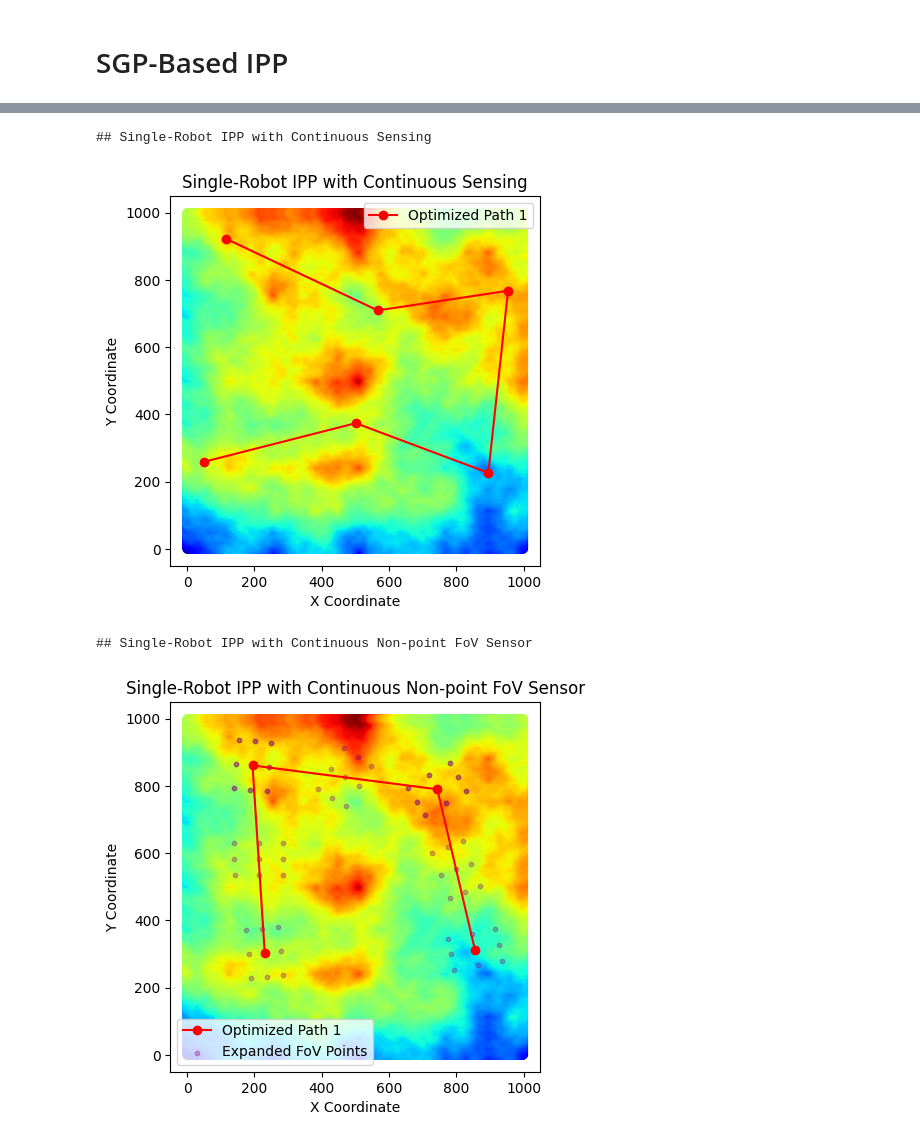
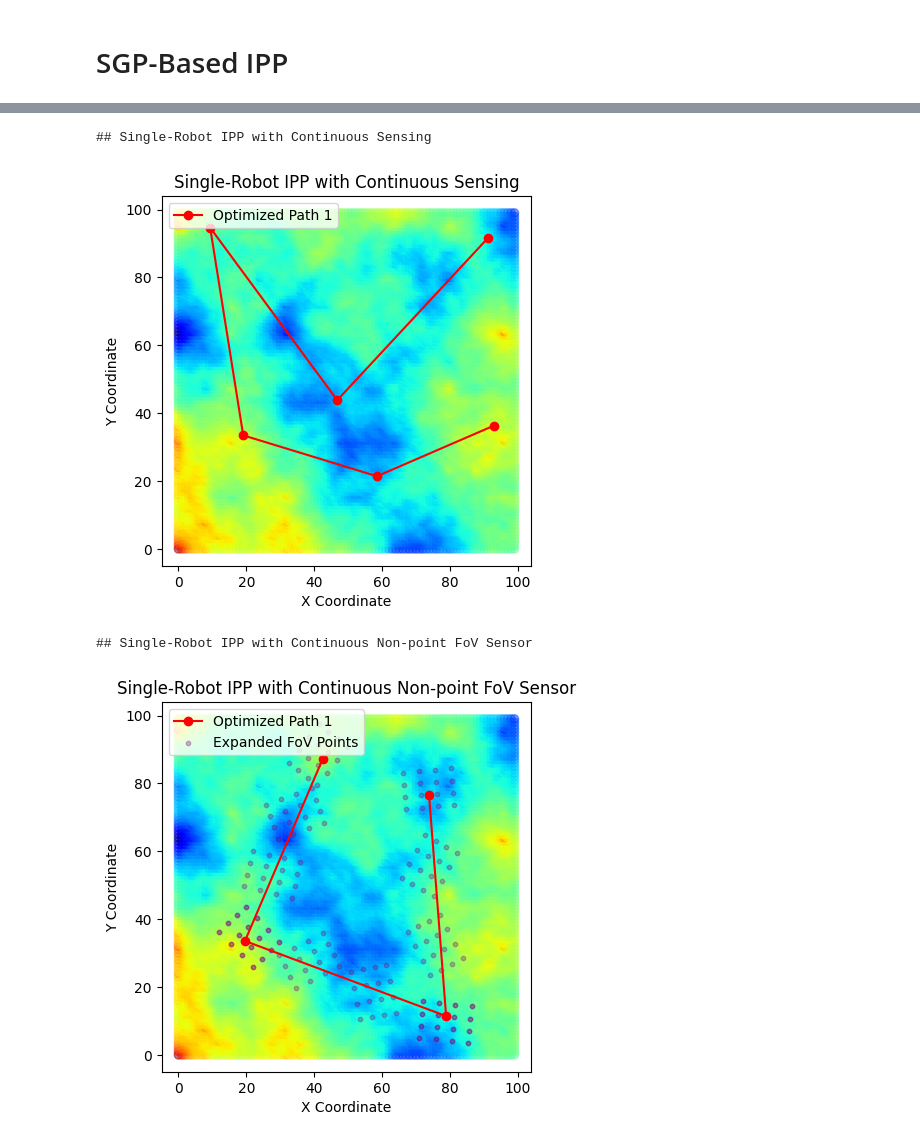
Before and after one commit to itskalvik/sgp-tools, a Jupyter notebook: examples/IPP.ipynb, the cells around one changed output, grey strips where cells are left out. Saved outputs shown, nothing was run; the diff lists cells and outputs as text; code cells hidden in the pictures.

```diff
--- a/examples/IPP.ipynb
+++ b/examples/IPP.ipynb
@@ -55,8 +55,9 @@ def get_dataset():
     """
     # Initialize Dataset to generate synthetic data
     # verbose=False to suppress detailed output during dataset creation
-    dataset = Dataset(shape=(1000, 1000),
+    dataset = Dataset(shape=(100, 100),
                       num_train=1000,
+                      random_seed=0,
                       num_test=2500,
                       num_candidates=150,
                       verbose=False)
@@ -112,13 +113,13 @@ def plot_paths(paths, X_ground_truth_original, y_ground_truth_original, X_scaler
     if expanded_points is not None:
         # Inverse transform expanded FoV points if provided
         expanded_points_original = X_scaler.inverse_transform(expanded_points)
-        plt.scatter(expanded_points_original[:, 0], expanded_points_original[:, 1], s=10, c='purple', alpha=0.3, label='Expanded FoV Points') # Use a distinct color for clarity
+        plt.scatter(expanded_points_original[:, 0], expanded_points_original[:, 1], s=10, c='purple', alpha=0.3, label='Expanded FoV Points')
 
     plt.title(title)
     plt.xlabel('X Coordinate')
     plt.ylabel('Y Coordinate')
     plt.gca().set_aspect('equal', adjustable='box') # Maintain aspect ratio
-    plt.legend()
+    plt.legend(loc='upper left')
     plt.show()
 # %%
 print("## Get the data and initial SGP hyperparameters")
@@ -223,7 +224,7 @@ plot_paths(sgp_paths_continuous_sensing, X_ground_truth_original, y_ground_truth
            title="Single-Robot IPP with Continuous Sensing")
 # %% [output]
 ## Single-Robot IPP with Continuous Sensing
-[figure, old version]
+[figure, new version]
 # %%
 print("\n## Single-Robot IPP with Continuous Non-point FoV Sensor")
 
@@ -242,43 +243,44 @@ Xu_init_fov_with_angles = np.concatenate([Xu_init_fov, angles], axis=1)
 
 # Setup a SquareTransform to model a square Field of View (FoV) for the sensor.
 # `length` is the side length of the square, `num_side` is points along each side (3x3 grid for FoV approx).
-square_transform = SquareTransform(length=5, num_side=3)
+square_transform = SquareTransform(side_length=5, pts_per_side=4)
 
 # Setup IPP transform with the custom sensor model and continuous sensing.
 # num_dim=3 because the inducing points now have (x, y, angle) dimensions.
 transform_fov_sensing = IPPTransform(num_robots=num_robots,
                                      num_dim=3, # Input to transform has 3 dimensions (x, y, angle)
-                                     sampling_rate=3, # Continuous sensing along path segments
-                                     sensor_model=square_transform) # The custom FoV model
+                                     sampling_rate=4, # Continuous sensing along path segments
+                                     sensor_model=square_transform, # The custom FoV model
+                                     aggregate_fov=True)
 
 # Initialize and optimize the ContinuousSGP model
 csgp_method_fov_sensing = ContinuousSGP(
     num_placements,
     X_train,
     kernel,
     noise_variance,
     transform_fov_sensing,
     num_robots,
     X_init=Xu_init_fov_with_angles, # Initial points now include angles
     num_dim=3 # Explicitly mention number of dimensions (x, y, angle) since it is different from X_train dim
 )
 sgp_sol_sp_fov_sensing = csgp_method_fov_sensing.optimize(max_steps=1000)
 
 # Extract just the (x,y) coordinates of the path for plotting
 sgp_paths_fov_sensing = sgp_sol_sp_fov_sensing[:, :, :2].reshape(num_robots, -1 , 2)
 
 # Expand the optimized inducing points using the transform's expand method
 # to get all the individual points making up the FoVs for plotting.
 # Need to convert back to TF tensor for the transform.expand method.
 expanded_fov_points = csgp_method_fov_sensing.transform.expand(sgp_sol_sp_fov_sensing).numpy()
 
 # Plot the solution path and the FoVs
 plot_paths(sgp_paths_fov_sensing[:, :, :2], X_ground_truth_original, y_ground_truth_original, X_scaler,
            title="Single-Robot IPP with Continuous Non-point FoV Sensor",
            expanded_points=expanded_fov_points)
 # %% [output]
 ## Single-Robot IPP with Continuous Non-point FoV Sensor
-[figure, old version]
+[figure, new version]
 # %%
 print("\n## Multi-Robot IPP with Continuous Sensing and a Distance Budget")
 
```
Also changed, not shown: parts of 4 cells of this notebook, 4 other files.
